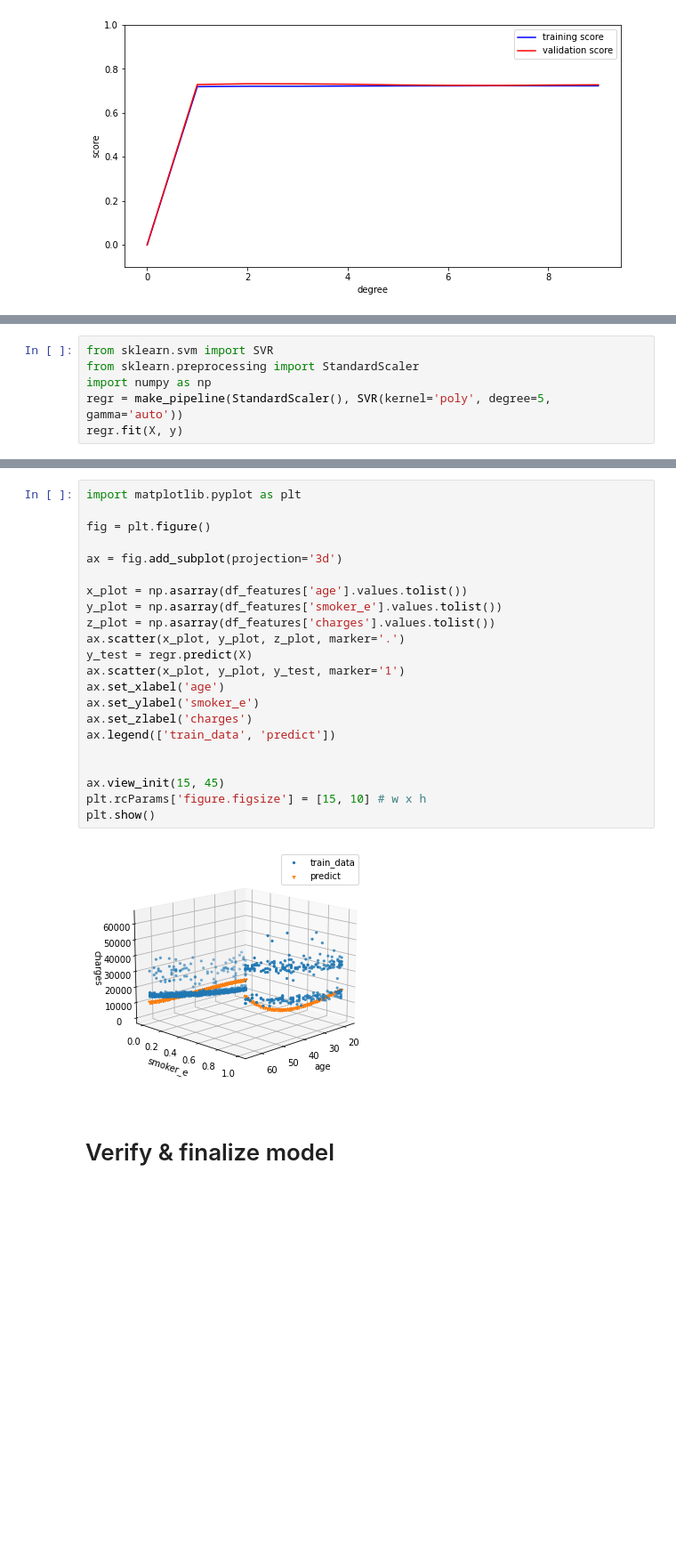
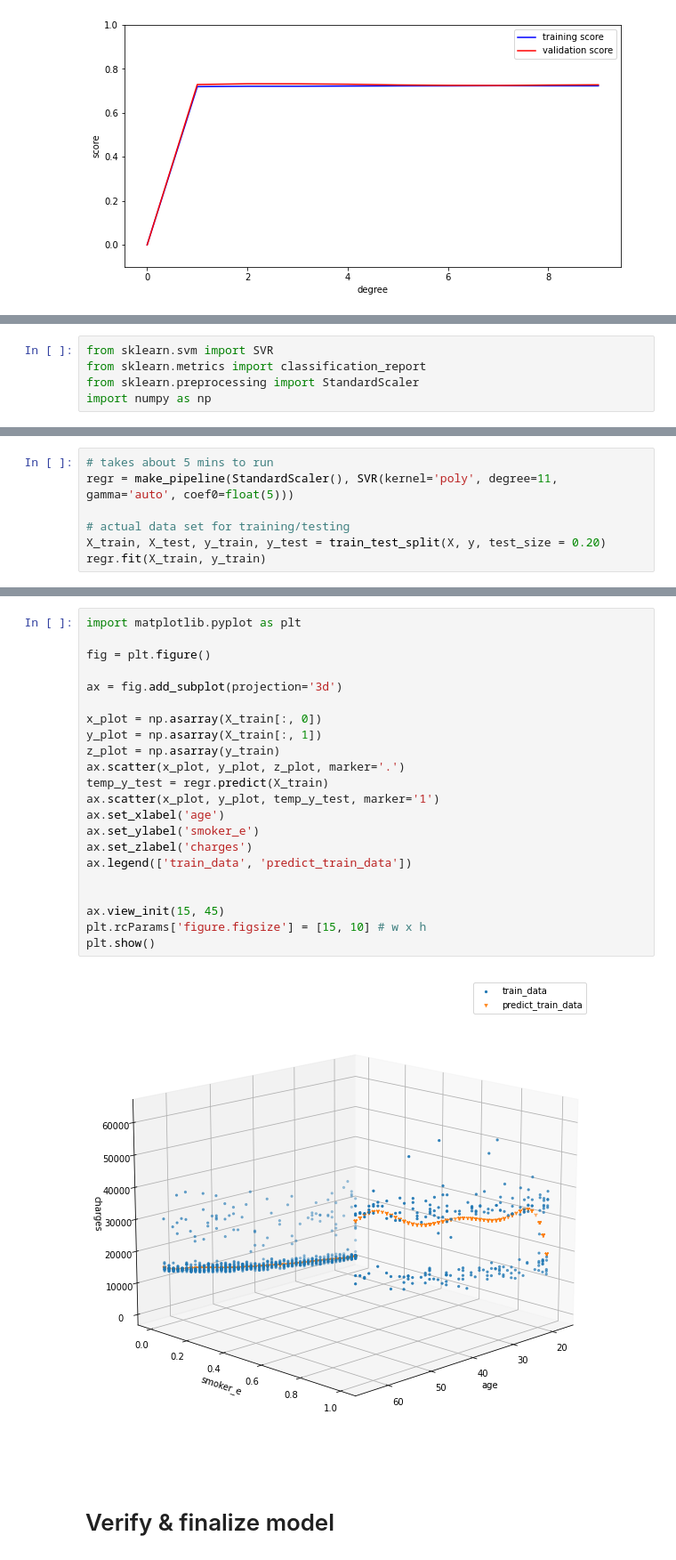
Before and after one commit to doyajii1/sklearn_regression_example, a Jupyter notebook: sklearn_regression_model_v2.ipynb, the cells around one changed output, grey strips where cells are left out. Shown at 89% size. Saved outputs shown, nothing was run; the diff lists cells and outputs as text; blank space fills up the shorter version.

```diff
--- a/sklearn_regression_model_v2.ipynb
+++ b/sklearn_regression_model_v2.ipynb
@@ -251,6 +251,5 @@ Attempted with SVR but seems it may perform batter with hyperparameter optimizat
 # %%
 from sklearn.svm import SVR
+from sklearn.metrics import classification_report
 from sklearn.preprocessing import StandardScaler
 import numpy as np
-regr = make_pipeline(StandardScaler(), SVR(kernel='poly', degree=5, gamma='auto'))
-regr.fit(X, y)
@@ -259,0 +376,7 @@ Pipeline(steps=[('standardscaler', StandardScaler()),
+# %%
+# takes about 5 mins to run
+regr = make_pipeline(StandardScaler(), SVR(kernel='poly', degree=11, gamma='auto', coef0=float(5)))
+
+# actual data set for training/testing
+X_train, X_test, y_train, y_test = train_test_split(X, y, test_size = 0.20)
+regr.fit(X_train, y_train)
@@ -260,27 +387,27 @@ Pipeline(steps=[('standardscaler', StandardScaler()),
 # %%
 import matplotlib.pyplot as plt
 
 fig = plt.figure()
 
 ax = fig.add_subplot(projection='3d')
 
-x_plot = np.asarray(df_features['age'].values.tolist())
-y_plot = np.asarray(df_features['smoker_e'].values.tolist())
-z_plot = np.asarray(df_features['charges'].values.tolist())
+x_plot = np.asarray(X_train[:, 0])
+y_plot = np.asarray(X_train[:, 1])
+z_plot = np.asarray(y_train)
 ax.scatter(x_plot, y_plot, z_plot, marker='.')
-y_test = regr.predict(X)
-ax.scatter(x_plot, y_plot, y_test, marker='1')
+temp_y_test = regr.predict(X_train)
+ax.scatter(x_plot, y_plot, temp_y_test, marker='1')
 ax.set_xlabel('age')
 ax.set_ylabel('smoker_e')
 ax.set_zlabel('charges')
-ax.legend(['train_data', 'predict'])
+ax.legend(['train_data', 'predict_train_data'])
 
 
 ax.view_init(15, 45)
 plt.rcParams['figure.figsize'] = [15, 10] # w x h
 plt.show()
 # %% [output]
-[figure, old version]
+[figure, new version]
 # %% [markdown]
 # Verify & finalize model
 # %% [markdown]
```
Also changed, not shown: parts of 16 cells of this notebook.
